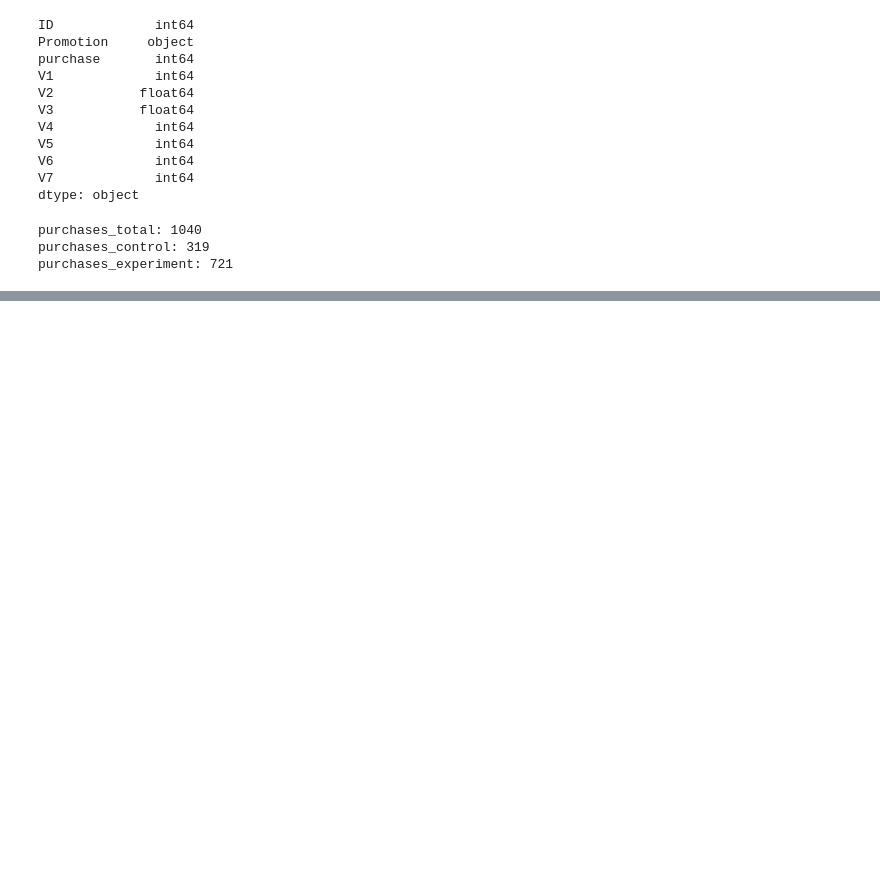
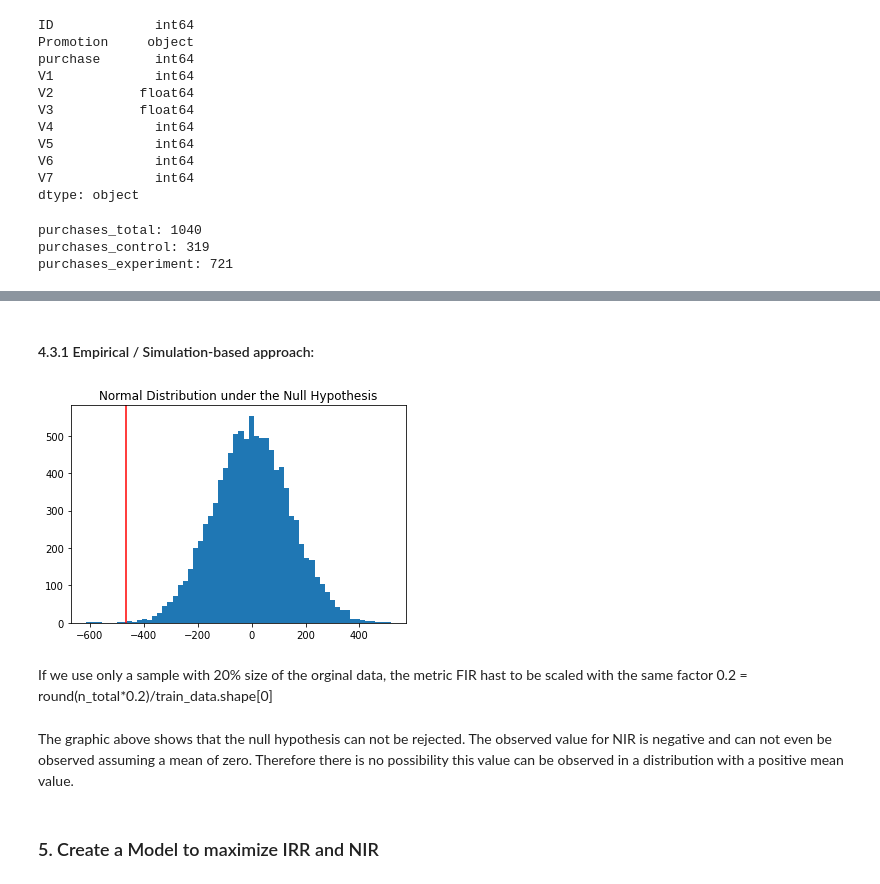
Before and after one commit to LeopoldWalther/Starbucks_TakeHomeAssignment, a Jupyter notebook: Starbucks.ipynb, the cells around one changed output, grey strips where cells are left out. Cells and saved outputs as stored; diff of their text form; code cells hidden in the pictures; blank space fills up the shorter version.

```diff
--- a/Starbucks.ipynb
+++ b/Starbucks.ipynb
@@ -225,0 +153,5 @@ With a Bonferroni Correction, where $\frac{\alpha}{n_{evaluation metrics}}$
+# %%
+# Net Incremental Revenue (NIR)
+
+NIR_observed = (10 * purchases_experiment - 0.15 * n_experiment) - 10 * purchases_control
+print('Net Incremental Revenue (NIR):', NIR_observed)
@@ -225,0 +302,19 @@ With a Bonferroni Correction, where $\frac{\alpha}{n_{evaluation metrics}}$
+# %% [markdown]
+#### 4.3.1 Empirical / Simulation-based approach:
+# %%
+n_trials = 10000
+NIR = []
+
+for trial in range(n_trials):
+    sample = train_data.sample(round(n_total*0.2), replace=True)
+    sample_purchases_experiment = sample.query('Promotion == "Yes" and purchase == 1').shape[0]
+    sample_purchases_control = sample.query('Promotion == "No" and purchase == 1').shape[0]
+    sample_n_experiment = sample.query('Promotion == "Yes"').shape[0]
+    NIR.append((10 * sample_purchases_experiment - 0.15 * sample_n_experiment) - 10 * sample_purchases_control)
+# %%
+null_distr = np.random.normal(0, np.std(NIR), n_trials)
+plt.hist(null_distr, bins=60)
+plt.axvline(NIR_observed * round(n_total*0.2)/train_data.shape[0], color='r', label ="Observed Statistic")
+plt.title("Normal Distribution under the Null Hypothesis");
+# %% [output]
+[figure, added]
@@ -225,0 +323,6 @@ With a Bonferroni Correction, where $\frac{\alpha}{n_{evaluation metrics}}$
+# %% [markdown]
+If we use only a sample with 20% size of the orginal data, the metric FIR hast to be scaled with the same factor 0.2 = round(n_total*0.2)/train_data.shape[0]
+# %% [markdown]
+The graphic above shows that the null hypothesis can not be rejected. The observed value for NIR is negative and can not even be observed assuming a mean of zero. Therefore there is no possibility this value can be observed in a distribution with a positive mean value.
+# %% [markdown]
+### 5. Create a Model to maximize IRR and NIR
```
Also changed, not shown: parts of 41 cells of this notebook.
